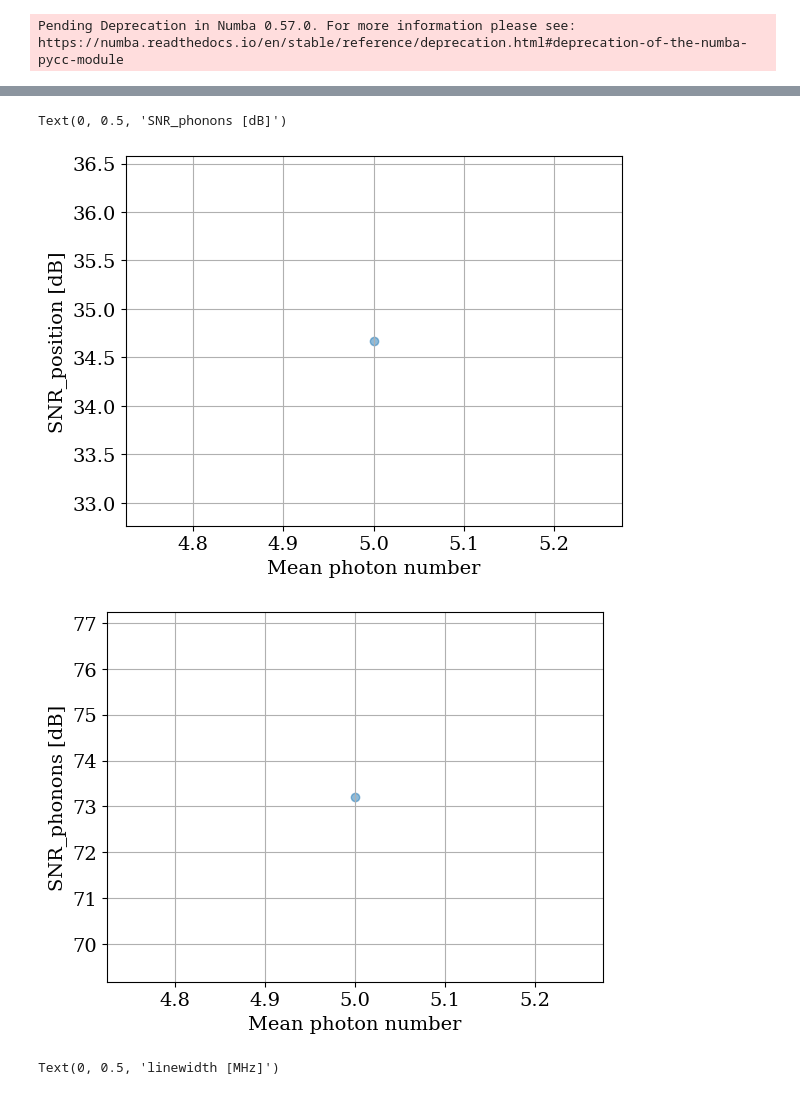
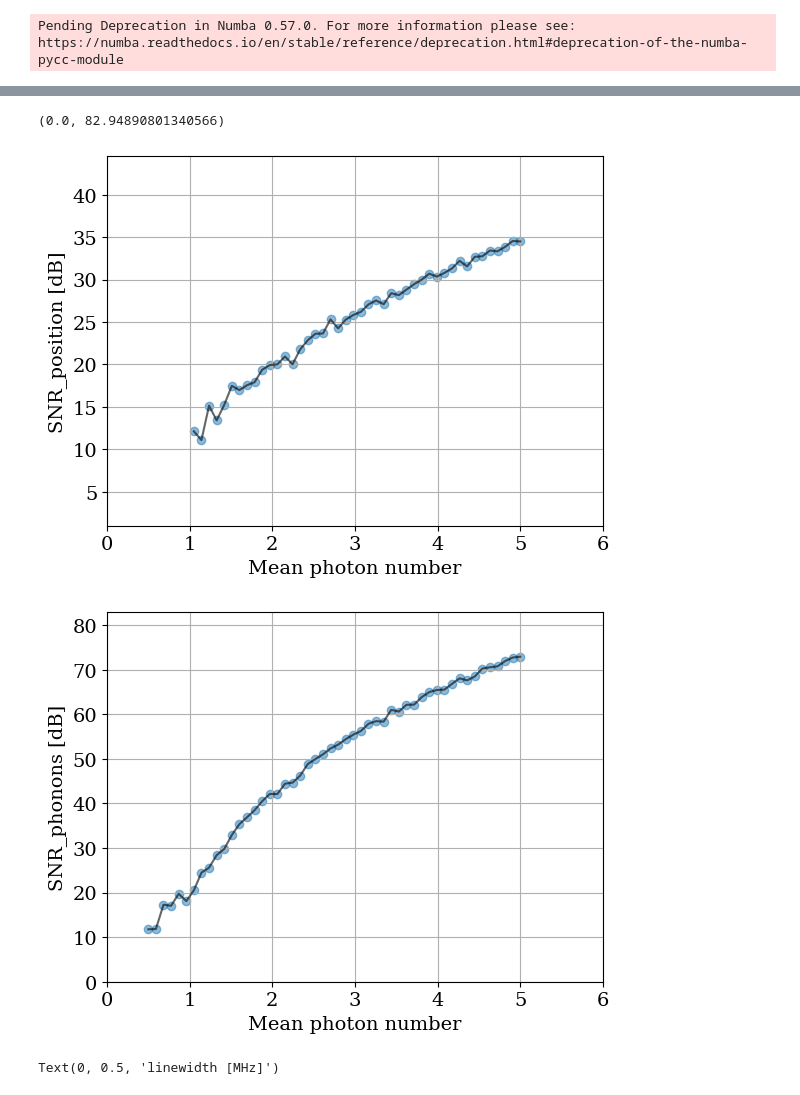
Before and after one commit to QuantumAdventures/single-photons, a Jupyter notebook: notebooks/5. SNR calculation and parameter space scanning.ipynb, the cells around one changed output, grey strips where cells are left out. Drawn from its saved outputs; the diff is of its cells as text; code cells hidden in the pictures.

```diff
--- a/notebooks/5. SNR calculation and parameter space scanning.ipynb
+++ b/notebooks/5. SNR calculation and parameter space scanning.ipynb
@@ -83,18 +83,21 @@ def compute_times(signal,time_step):
     return rising,acommodation,idx_left,idx_right
 
 def compute_SNR(signal, pulse_width, time_step, left, right, rising):
+    if (right-left)*time_step < 0.5*period:
+        return None
     crop = signal[left:right]
     size = crop.shape[0]
     size = int(min(size,left))
     reference = signal[:size]
     SNR = np.mean(np.square(crop)) / np.mean(np.square(reference))
 
-    plt.figure()
-    step = int(time_step/delta_t)
-    plt.plot(1e3*t[::step][:reference.shape[0]],reference)
-    plt.plot(1e3*t[::step][left:right], crop)
-    plt.xlabel('Time [ms]')
-    plt.ylabel('signal crop debug')
+    ##Cropping debug:
+    #plt.figure()
+    #step = int(time_step/delta_t)
+    #plt.plot(1e3*t[::step][:reference.shape[0]],reference)
+    #plt.plot(1e3*t[::step][left:right], crop)
+    #plt.xlabel('Time [ms]')
+    #plt.ylabel('signal crop debug')
     return SNR
 
 def compute_phonons(estimations, cov_matrix, step=30):
@@ -287,27 +289,40 @@ leg.legend_handles[1].set_linewidth(1)
 # %%
 plt.rcParams["font.family"] = "Serif"
 plt.rcParams["font.size"] = 14
-x = numbers
-y_pos = np.array(SNR_data)[0,:,0]
-y_phn = np.array(SNR_data)[0,:,1]
+Y = np.array(SNR_data)[0,:]
+x_pos = []
+y_pos = []
+x_phn = []
+y_phn = []
+for i in range(Y.shape[0]):
+    if Y[i][0]:
+        x_pos.append(numbers[i])
+        y_pos.append(10*np.log10(Y[i][0]))
+    if Y[i][1]:
+        x_phn.append(numbers[i])
+        y_phn.append(10*np.log10(Y[i][1]))
 
 fig1 = plt.figure()
 plt.grid()
-plt.plot(x,10*np.log10(y_pos), alpha = 0.6, color = 'black')
-plt.scatter(x,10*np.log10(y_pos),alpha = 0.5)
+plt.plot(x_pos,y_pos, alpha = 0.6, color = 'black')
+plt.scatter(x_pos,y_pos,alpha = 0.5)
 plt.xlabel('Mean photon number')
 plt.ylabel('SNR_position [dB]')
+plt.xlim([0, 1+numbers[-1]])
+plt.ylim([1, 10+max(y_pos)])
 
 fig2 = plt.figure()
 plt.grid()
-plt.plot(x,10*np.log10(y_phn), alpha = 0.6, color = 'black')
-plt.scatter(x,10*np.log10(y_phn),alpha = 0.5)
+plt.plot(x_phn, y_phn, alpha = 0.6, color = 'black')
+plt.scatter(x_phn, y_phn,alpha = 0.5)
 plt.xlabel('Mean photon number')
 plt.ylabel('SNR_phonons [dB]')
+plt.xlim([0, 1+numbers[-1]])
+plt.ylim([0, 10+max(y_phn)])
 # %% [output]
-Text(0, 0.5, 'SNR_phonons [dB]')
+(0.0, 82.94890801340566)
-[figure, old version]
+[figure, new version]
-[figure, old version]
+[figure, new version]
 # %%
 upper = cm.jet(np.arange(256))
 lower = np.ones((int(256/4),4))
```
Also changed, not shown: parts of 3 cells of this notebook.
